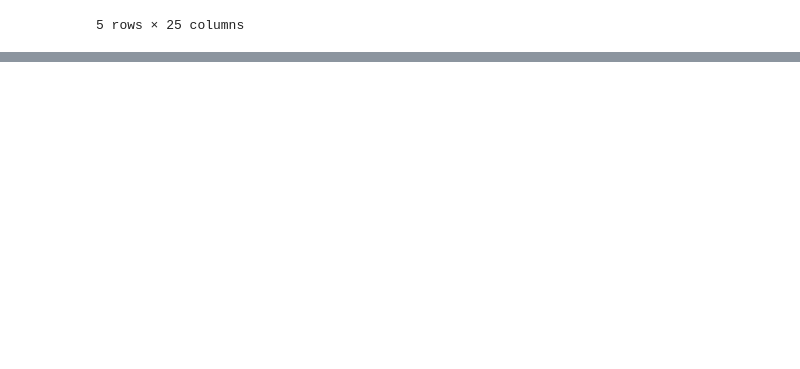
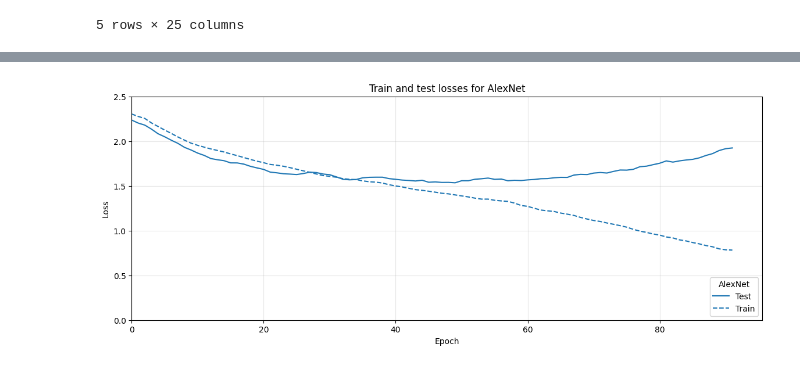
Before and after one commit to MCV-C3/project-team-6, a Jupyter notebook: Week2/report/plot_temp.ipynb, the cells around one changed output, grey strips where cells are left out. Cells and saved outputs as stored; diff of their text form; code cells hidden in the pictures; blank space fills up the shorter version.

```diff
--- a/Week2/report/plot_temp.ipynb
+++ b/Week2/report/plot_temp.ipynb
@@ -245,0 +280,3 @@ plt.show()
+# %%
+df_alexnet = pd.read_csv("wandb_export_alexnet.csv")
+df_alexnet.head()
@@ -245,0 +290,16 @@ plt.show()
+# %%
+plt.figure(figsize=(14, 5))
+
+plt.plot(df_alexnet['Step'], smoothings.moving_average(df_alexnet['test_loss']), label='Test', color='tab:blue')
+plt.plot(df_alexnet['Step'], smoothings.moving_average(df_alexnet['train_loss']), label='Train', linestyle='--', color='tab:blue')
+
+plt.legend(title="AlexNet", loc='lower right')
+plt.title("Train and test losses for AlexNet")
+plt.ylabel("Loss")
+plt.xlabel("Epoch")
+plt.xlim(left=0)
+plt.yticks([0, 0.5, 1.0, 1.5, 2.0, 2.5])
+plt.grid(True, alpha=0.3)
+plt.show()
+# %% [output]
+[figure, added]
```
Also changed, not shown: parts of 10 cells of this notebook, 1 other file.
